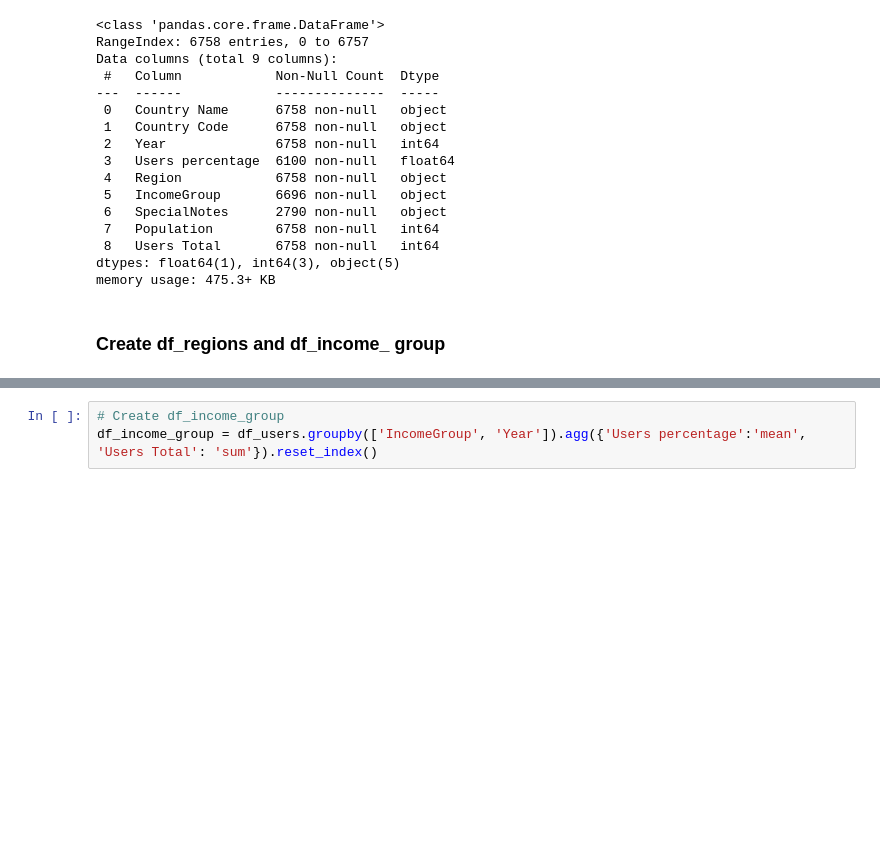
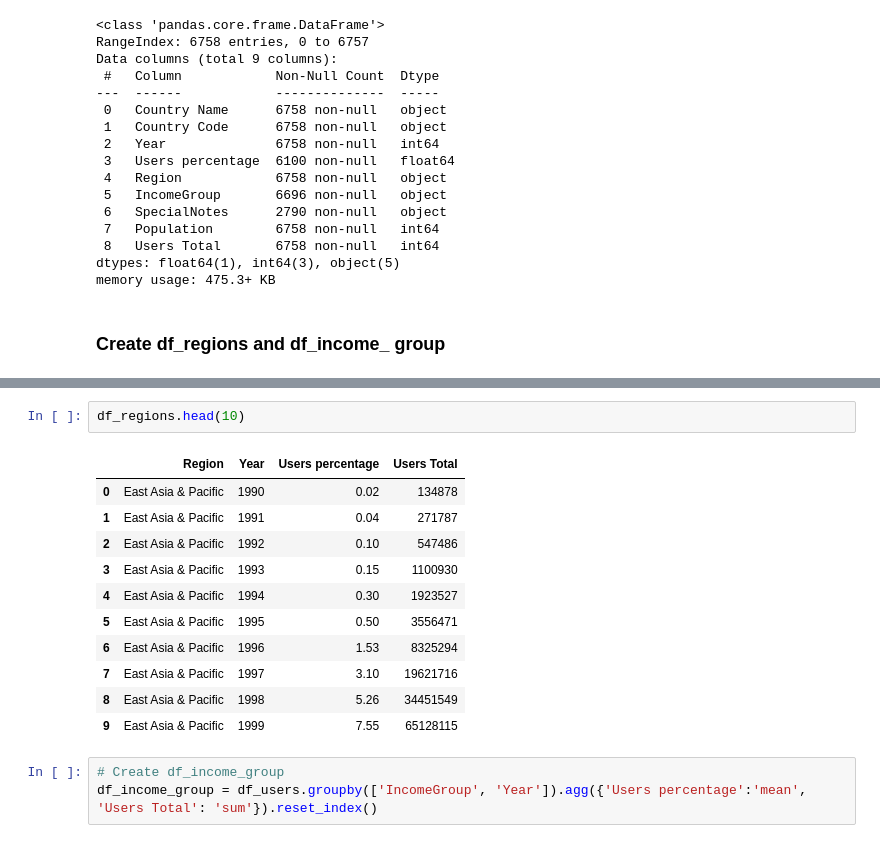
Before and after one commit to celeste-daleo/global-internet-accessibility, a Jupyter notebook: exploration_internet.ipynb, the cells around one changed output, grey strips where cells are left out. Saved outputs shown, nothing was run; the diff lists cells and outputs as text; blank space fills up the shorter version.

```diff
--- a/exploration_internet.ipynb
+++ b/exploration_internet.ipynb
@@ -412,3 +436,17 @@ df_regions = df_users.groupby(['Region', 'Year']).agg({'Users percentage':'mean'
+# %%
+df_regions.head(10)
+# %% [output]
+|  | Region | Year | Users percentage | Users Total |
+| 0 | East Asia & Pacific | 1990 | 0.02 | 134878 |
+| 1 | East Asia & Pacific | 1991 | 0.04 | 271787 |
+| 2 | East Asia & Pacific | 1992 | 0.10 | 547486 |
+| 3 | East Asia & Pacific | 1993 | 0.15 | 1100930 |
+| 4 | East Asia & Pacific | 1994 | 0.30 | 1923527 |
+| 5 | East Asia & Pacific | 1995 | 0.50 | 3556471 |
+| 6 | East Asia & Pacific | 1996 | 1.53 | 8325294 |
+| 7 | East Asia & Pacific | 1997 | 3.10 | 19621716 |
+| 8 | East Asia & Pacific | 1998 | 5.26 | 34451549 |
+| 9 | East Asia & Pacific | 1999 | 7.55 | 65128115 |
 # %%
 # Create df_income_group
 df_income_group = df_users.groupby(['IncomeGroup', 'Year']).agg({'Users percentage':'mean', 'Users Total': 'sum'}).reset_index()
```
Also changed, not shown: parts of 6 cells of this notebook.
